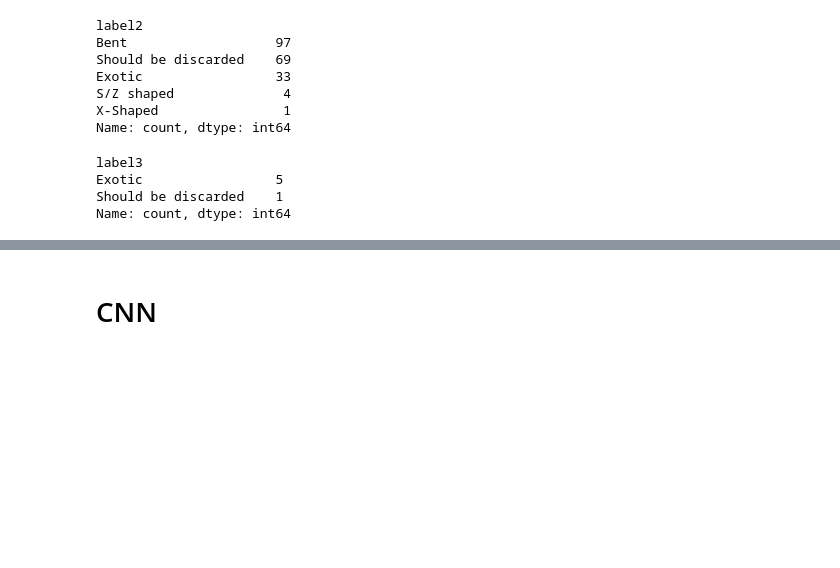
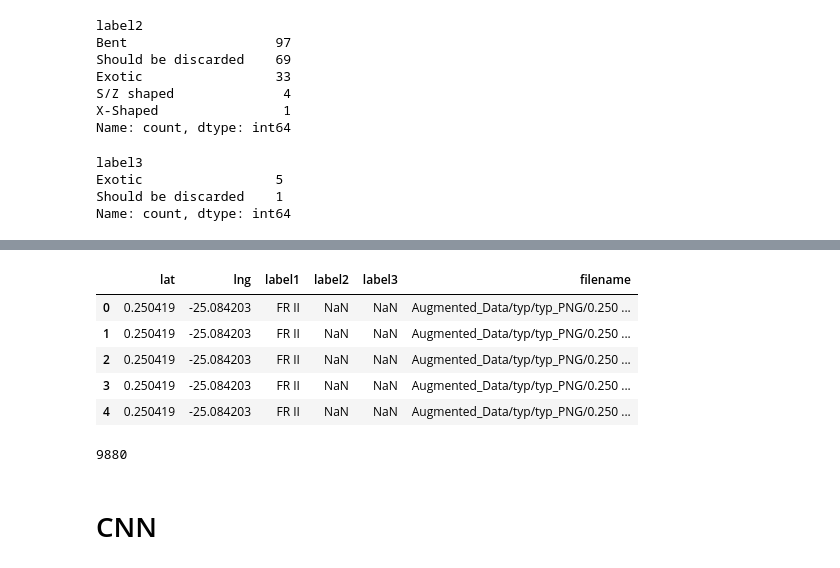
Before and after one commit to Khotso-Bore/automatic-labeling, a Jupyter notebook: main.ipynb, the cells around one changed output, grey strips where cells are left out. Cells and saved outputs as stored; diff of their text form; code cells hidden in the pictures; blank space fills up the shorter version.

```diff
--- a/main.ipynb
+++ b/main.ipynb
@@ -236,0 +393,2 @@ dataloader = DataLoader(dataset, batch_size=124, shuffle=True)
+# %%
+augmented_img_df = label_to_image_mapper('Augmented_Data', labels_df)
@@ -237,3 +403,16 @@ dataloader = DataLoader(dataset, batch_size=124, shuffle=True)
+# %%
+augmented_img_df.head()
+# %% [output]
+|  | lat | lng | label1 | label2 | label3 | filename |
+| 0 | 0.250419 | -25.084203 | FR II | NaN | NaN | Augmented_Data/typ/typ_PNG/0.250 ... |
+| 1 | 0.250419 | -25.084203 | FR II | NaN | NaN | Augmented_Data/typ/typ_PNG/0.250 ... |
+| 2 | 0.250419 | -25.084203 | FR II | NaN | NaN | Augmented_Data/typ/typ_PNG/0.250 ... |
+| 3 | 0.250419 | -25.084203 | FR II | NaN | NaN | Augmented_Data/typ/typ_PNG/0.250 ... |
+| 4 | 0.250419 | -25.084203 | FR II | NaN | NaN | Augmented_Data/typ/typ_PNG/0.250 ... |
+# %%
+len(augmented_img_df)
+# %% [output]
+9880
 # %% [markdown]
 # CNN
 # %%
```
Also changed, not shown: parts of 20 cells of this notebook, 1 other file.
